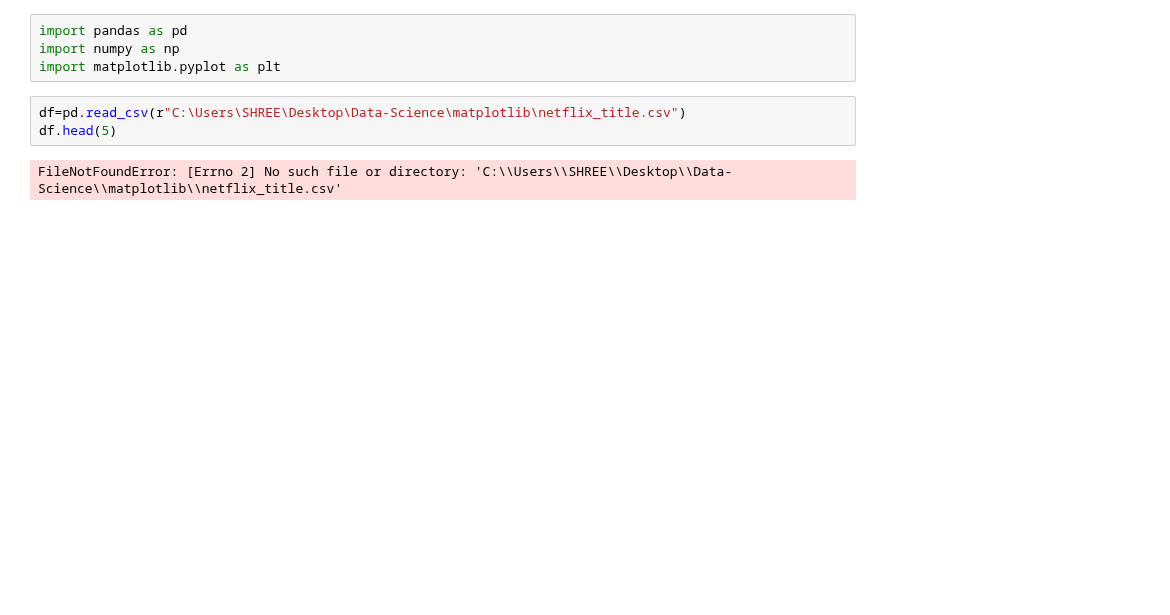
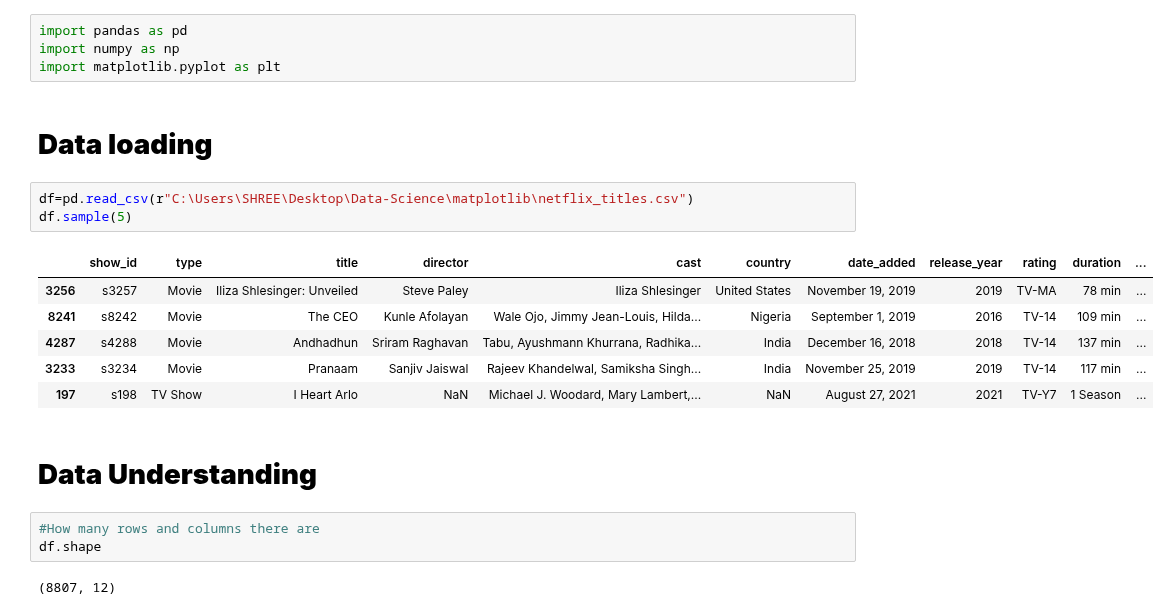
Before and after one commit to KedarDamale/Data-Science, a Jupyter notebook: matplotlib/6.project_netflix_data_analysis.ipynb, the cells around one changed output. Cells and saved outputs as stored; diff of their text form; blank space fills up the shorter version.

Commit message:
Added matplotlib lectures and one project on netflix

```diff
--- a/matplotlib/6.project_netflix_data_analysis.ipynb
+++ b/matplotlib/6.project_netflix_data_analysis.ipynb
@@ -2,8 +2,22 @@
 import pandas as pd
 import numpy as np
 import matplotlib.pyplot as plt
-# %%
-df=pd.read_csv(r"C:\Users\SHREE\Desktop\Data-Science\matplotlib\netflix_title.csv")
-df.head(5)
-# %% [output]
-FileNotFoundError: [Errno 2] No such file or directory: 'C:\\Users\\SHREE\\Desktop\\Data-Science\\matplotlib\\netflix_title.csv'
+# %% [markdown]
+# **Data loading**
+# %%
+df=pd.read_csv(r"C:\Users\SHREE\Desktop\Data-Science\matplotlib\netflix_titles.csv")
+df.sample(5)
+# %% [output]
+|  | show_id | type | title | director | cast | country | date_added | release_year | rating | duration | ... |
+| 3256 | s3257 | Movie | Iliza Shlesinger: Unveiled | Steve Paley | Iliza Shlesinger | United States | November 19, 2019 | 2019 | TV-MA | 78 min | ... |
+| 8241 | s8242 | Movie | The CEO | Kunle Afolayan | Wale Ojo, Jimmy Jean-Louis, Hilda... | Nigeria | September 1, 2019 | 2016 | TV-14 | 109 min | ... |
+| 4287 | s4288 | Movie | Andhadhun | Sriram Raghavan | Tabu, Ayushmann Khurrana, Radhika... | India | December 16, 2018 | 2018 | TV-14 | 137 min | ... |
+| 3233 | s3234 | Movie | Pranaam | Sanjiv Jaiswal | Rajeev Khandelwal, Samiksha Singh... | India | November 25, 2019 | 2019 | TV-14 | 117 min | ... |
+| 197 | s198 | TV Show | I Heart Arlo | NaN | Michael J. Woodard, Mary Lambert,... | NaN | August 27, 2021 | 2021 | TV-Y7 | 1 Season | ... |
+# %% [markdown]
+# **Data Understanding**
+# %%
+#How many rows and columns there are
+df.shape
+# %% [output]
+(8807, 12)
```
Also changed, not shown: parts of 11 cells of this notebook, 3 other files.
